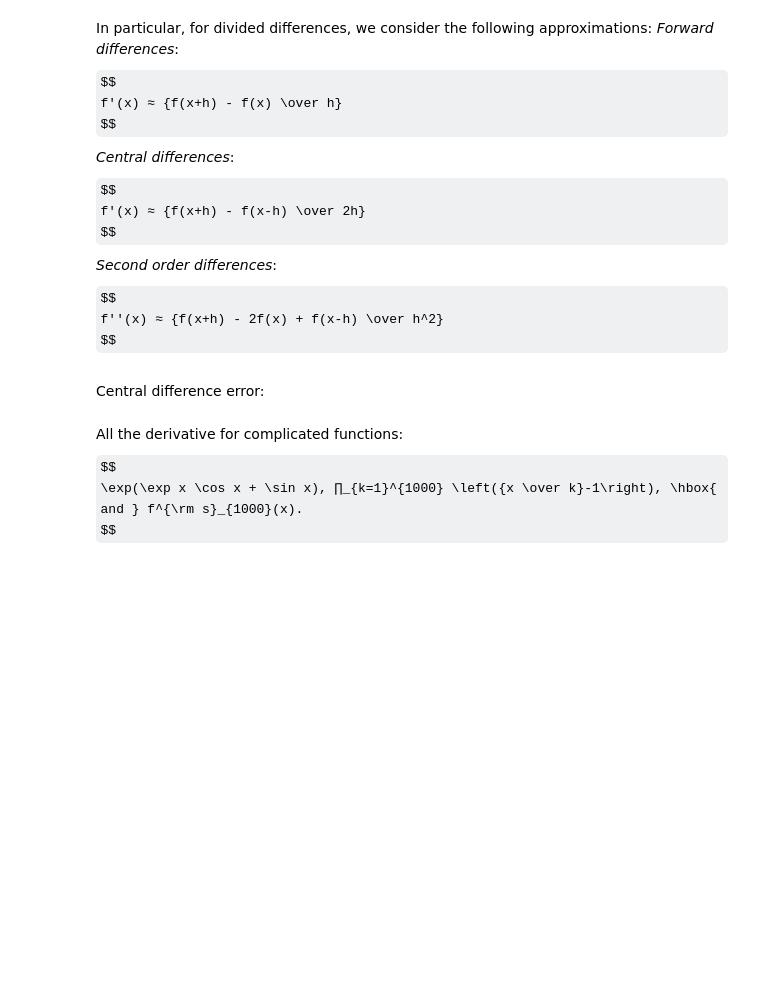
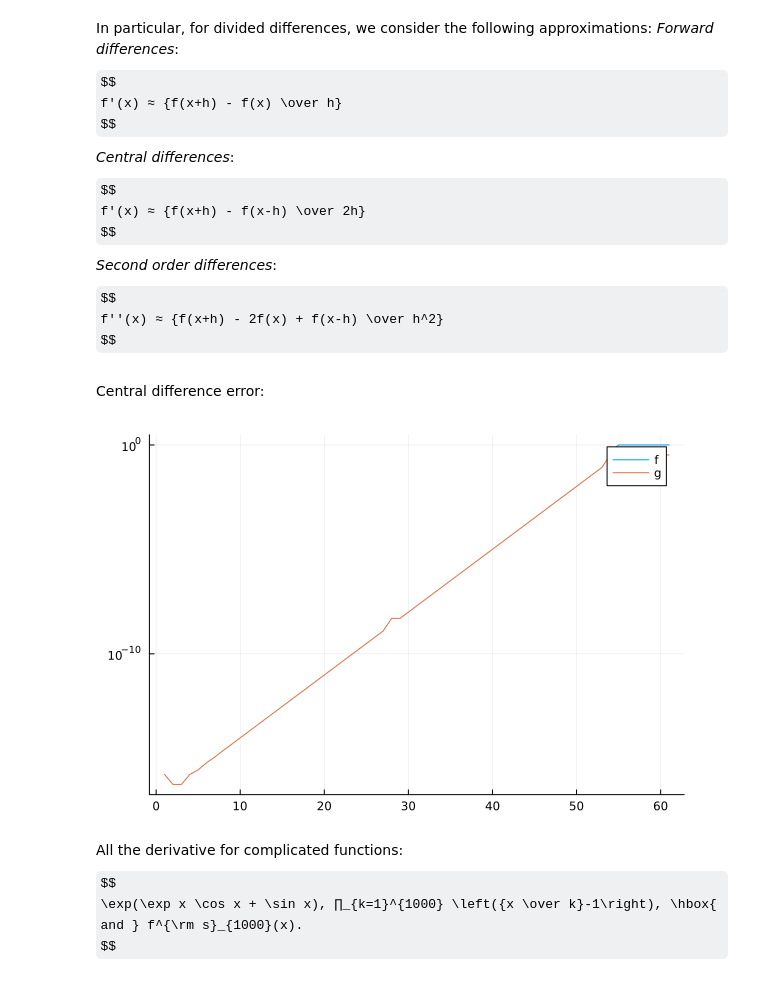
Before and after one commit to DR721/MATH50003NumericalAnalysis, a Jupyter notebook: exams/revision_code.ipynb, the cells around one changed output. Saved outputs shown, nothing was run; the diff lists cells and outputs as text; code cells hidden in the pictures; some formulas as TeX source; blank space fills up the shorter version.

```diff
--- a/exams/revision_code.ipynb
+++ b/exams/revision_code.ipynb
@@ -127,0 +157,3 @@ $$
+# %%
+x = Float16(2^(-11)) # Rounds 2^(-11) to the nearest Float16
+binarystring(x)
@@ -158,17 +235,19 @@ Central difference error:
 # %%
 h = 2.0 .^ (0:-1:-60)
 f = x -> 1+x+x^2
 g = x -> 1+x/3+x^2
 
-df = x -> 1 + 2*x
-dg = x -> 1/3 + 2*x
+f′ = x -> 1 + 2*x
+g′ = x -> 1/3 + 2*x
 
 central_diff = (f,x,h) -> (f.(x .+ h) .- f.(x .- h)) ./ (2 .* h)
 
 x = 0.0
 
-plot(nanabs.(central_diff(f,x,h) .- df(x)); yscale=:log10, label='f')
-plot!(nanabs.(central_diff(g,x,h) .- dg(x)); yscale=:log10, label='g')
+plot(nanabs.(central_diff(f,x,h) .- f′(x)); yscale=:log10, label='f')
+plot!(nanabs.(central_diff(g,x,h) .- g′(x)); yscale=:log10, label='g')
+# %% [output]
+[figure, added]
 # %% [markdown]
 All the derivative for complicated functions:
 $$
```
Also changed, not shown: parts of 30 cells of this notebook, 7 other files.
